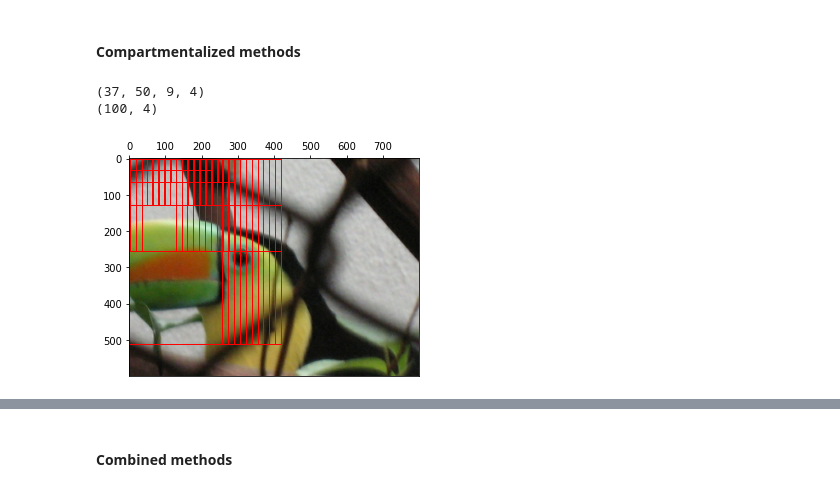
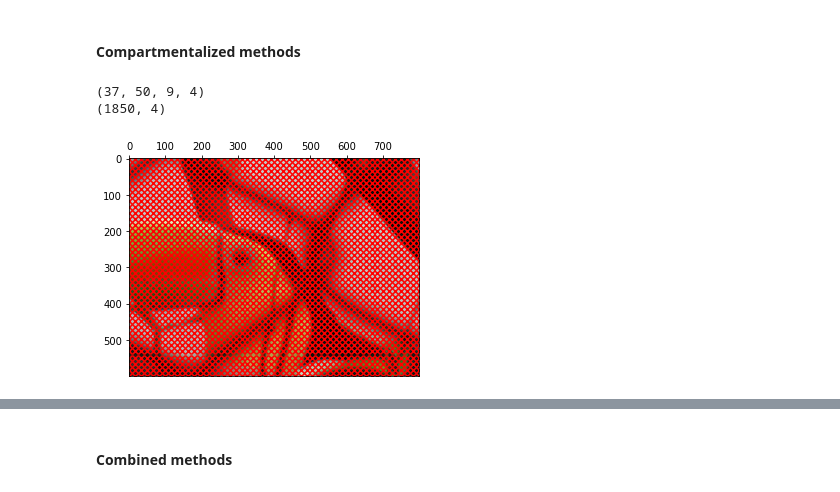
Before and after one commit to stanfidb/models, a Jupyter notebook: FasterRCNN.ipynb, the cells around one changed output, grey strips where cells are left out. Cells and saved outputs as stored; diff of their text form; code cells hidden in the pictures.

```diff
--- a/FasterRCNN.ipynb
+++ b/FasterRCNN.ipynb
@@ -233,8 +233,8 @@ test_ds = test_ds.map(preprocess_data)
 train_ds = train_ds.map(preprocess_data, num_parallel_calls=tf.data.AUTOTUNE).cache()
 valid_ds = valid_ds.map(preprocess_data, num_parallel_calls=tf.data.AUTOTUNE).cache()
 # %%
-def plot_rcnn_bboxes(image, bboxes, labels, ax=None, plot_image=True,
-                     plot_centers=False, box_color='r',
+def plot_rcnn_bboxes(image, bboxes, labels, ax=None,
+                     plot_image=True, plot_centers=False, plot_boxes=True, box_color='r',
                      pred_bboxes=None, pred_labels=None):
     """ Plot RCNN bounding boxes over image.
             - Expects the RCNN bounding boxes to be in
@@ -260,6 +260,9 @@ def plot_rcnn_bboxes(image, bboxes, labels, ax=None, plot_image=True,
 
     show_labels = False if labels is None else True
 
+    center_x, center_y = bboxes[...,0:1], bboxes[...,1:2]
+    center_x = center_x * (img_W - 1.)
+    center_y = center_y * (img_H - 1.)
     plt_bboxes = rcnn_to_pyplot_bbox(bboxes)
 
     for i,bbox in enumerate(plt_bboxes):
@@ -270,16 +273,16 @@ def plot_rcnn_bboxes(image, bboxes, labels, ax=None, plot_image=True,
         width = width * (img_W - 1.)
         height = height * (img_H - 1.)
 
-        rect = patches.Rectangle((plt_xmin, plt_ymin), width, height,
-                                 linewidth=1, edgecolor=box_color, facecolor='none')
-        ax.add_patch(rect)
-
-        if show_labels:
-            ax.text(plt_xmin, plt_ymin, classlbls.int2str(labels[i]), c='w',
-                    bbox=dict(facecolor='black', edgecolor='black', boxstyle='round'))
+        if plot_boxes:
+            rect = patches.Rectangle((plt_xmin, plt_ymin), width, height,
+                                      linewidth=1, edgecolor=box_color, facecolor='none')
+            ax.add_patch(rect)
+            if show_labels:
+                ax.text(plt_xmin, plt_ymin, classlbls.int2str(labels[i]), c='w',
+                        bbox=dict(facecolor='black', edgecolor='black', boxstyle='round'))
 
         if plot_centers:
-            ax.scatter(plt_xmin + width/2., plt_ymin + height/2., c=box_color, marker='x')
+            ax.scatter(center_x[i], center_y[i], c=box_color, marker='x')
 
     if (pred_bboxes is not None) and (pred_labels is not None):
         plot_rcnn_bboxes(image, pred_bboxes, pred_labels, ax=ax, plot_image=False,
@@ -541,18 +544,19 @@ def create_rcnn_anchors(img_H, img_W, feat_H, feat_W,
 # %%
 # TESTING:
 #   - test creation of rcnn anchors
 img_H, img_W, _ = image.shape
 _, feat_H, feat_W, _ = features.shape
 rcnn_anchors = create_rcnn_anchors(img_H, img_W, feat_H, feat_W,
                                    scales=[128., 256., 512.], aspects=[1., .5, 2.])
 print(rcnn_anchors.shape)
-rcnn_anchors = tf.reshape(rcnn_anchors, [-1,4])[:100]
+rcnn_anchors = rcnn_anchors[:, :, 0, :]
+rcnn_anchors = tf.reshape(rcnn_anchors, [-1,4])
 print(rcnn_anchors.shape)
-plot_rcnn_bboxes(image, rcnn_anchors, tf.zeros(rcnn_anchors.shape), show_labels=False)
+plot_rcnn_bboxes(image, rcnn_anchors, None, plot_centers=True, plot_boxes=False)
 # %% [output]
 (37, 50, 9, 4)
-(100, 4)
+(1850, 4)
-[figure, old version]
+[figure, new version]
 # %%
 def generate_crossbound_mask(anchor_voc_bboxes):
     """ Generate cross-boundary anchor mask for network
```
Also changed, not shown: parts of 3 cells of this notebook.
